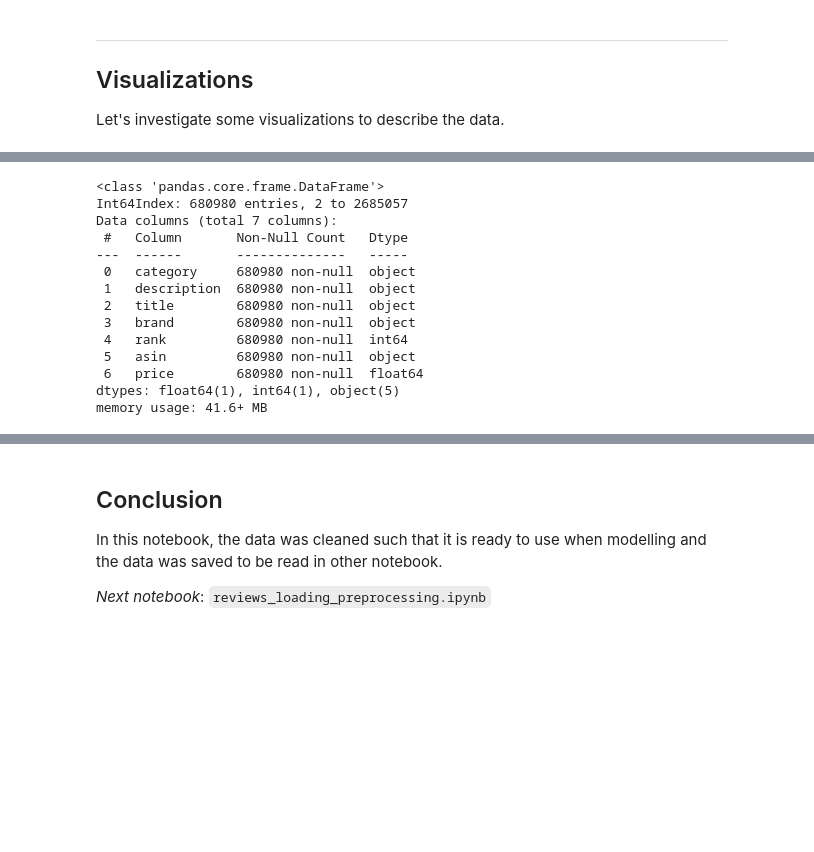
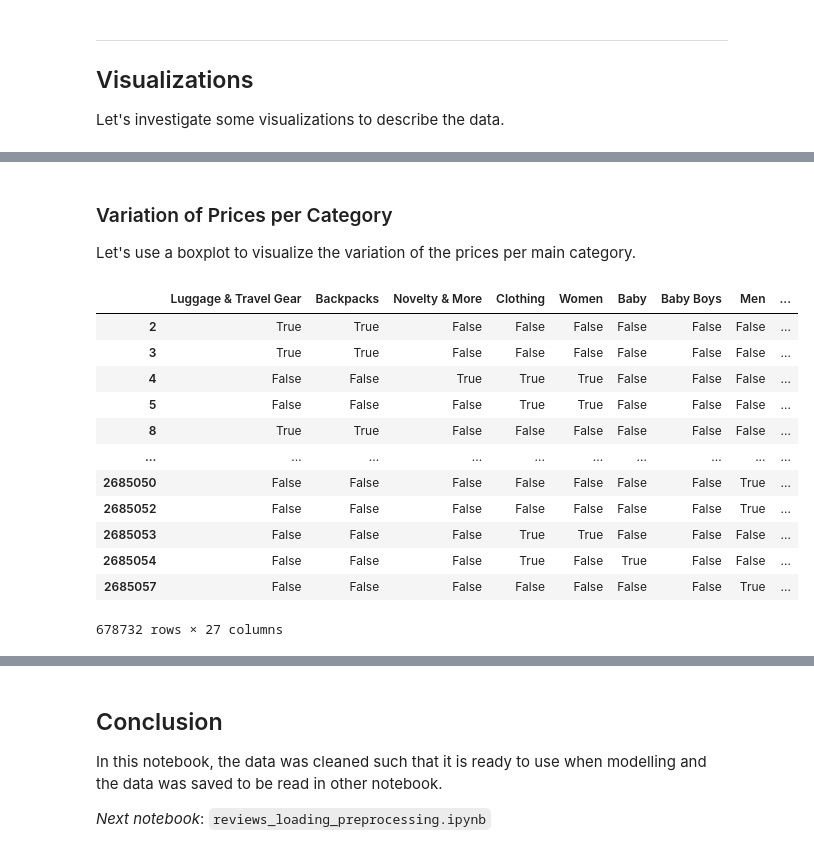
Before and after one commit to mkelsayed/ClothingRecommendationSystem, a Jupyter notebook: products_loading_preprocessing.ipynb, the cells around one changed output, grey strips where cells are left out. Drawn from its saved outputs; the diff is of its cells as text; code cells hidden in the pictures; blank space fills up the shorter version.

```diff
--- a/products_loading_preprocessing.ipynb
+++ b/products_loading_preprocessing.ipynb
@@ -1065,17 +1071,23 @@ products_df_complete.boxplot(column=maincat, by=)
-# %%
-products_df.info()
-# %% [output]
-<class 'pandas.core.frame.DataFrame'>
-Int64Index: 680980 entries, 2 to 2685057
-Data columns (total 7 columns):
- #   Column       Non-Null Count   Dtype
----  ------       --------------   -----
- 0   category     680980 non-null  object
- 1   description  680980 non-null  object
- 2   title        680980 non-null  object
- 3   brand        680980 non-null  object
- 4   rank         680980 non-null  int64
- 5   asin         680980 non-null  object
- 6   price        680980 non-null  float64
-dtypes: float64(1), int64(1), object(5)
-memory usage: 41.6+ MB
+# %% [markdown]
+### Variation of Prices per Category
+
+Let's use a boxplot to visualize the variation of the prices per main category.
+# %%
+# Isolating and renaming the main categories
+dummies_maincat = products_df_complete[products_df_complete.columns[products_df_complete.columns.str.contains('maincat_')]]
+dummies_maincat.columns = dummies_maincat.columns.str.lstrip('maincat_')
+dummies_maincat
+# %% [output]
+|  | Luggage & Travel Gear | Backpacks | Novelty & More | Clothing | Women | Baby | Baby Boys | Men | ... |
+| 2 | True | True | False | False | False | False | False | False | ... |
+| 3 | True | True | False | False | False | False | False | False | ... |
+| 4 | False | False | True | True | True | False | False | False | ... |
+| 5 | False | False | False | True | True | False | False | False | ... |
+| 8 | True | True | False | False | False | False | False | False | ... |
+| ... | ... | ... | ... | ... | ... | ... | ... | ... | ... |
+| 2685050 | False | False | False | False | False | False | False | True | ... |
+| 2685052 | False | False | False | False | False | False | False | True | ... |
+| 2685053 | False | False | False | True | True | False | False | False | ... |
+| 2685054 | False | False | False | True | False | True | False | False | ... |
+| 2685057 | False | False | False | False | False | False | False | True | ... |
+678732 rows × 27 columns
```
Also changed, not shown: parts of 27 cells of this notebook, 1 other file.
